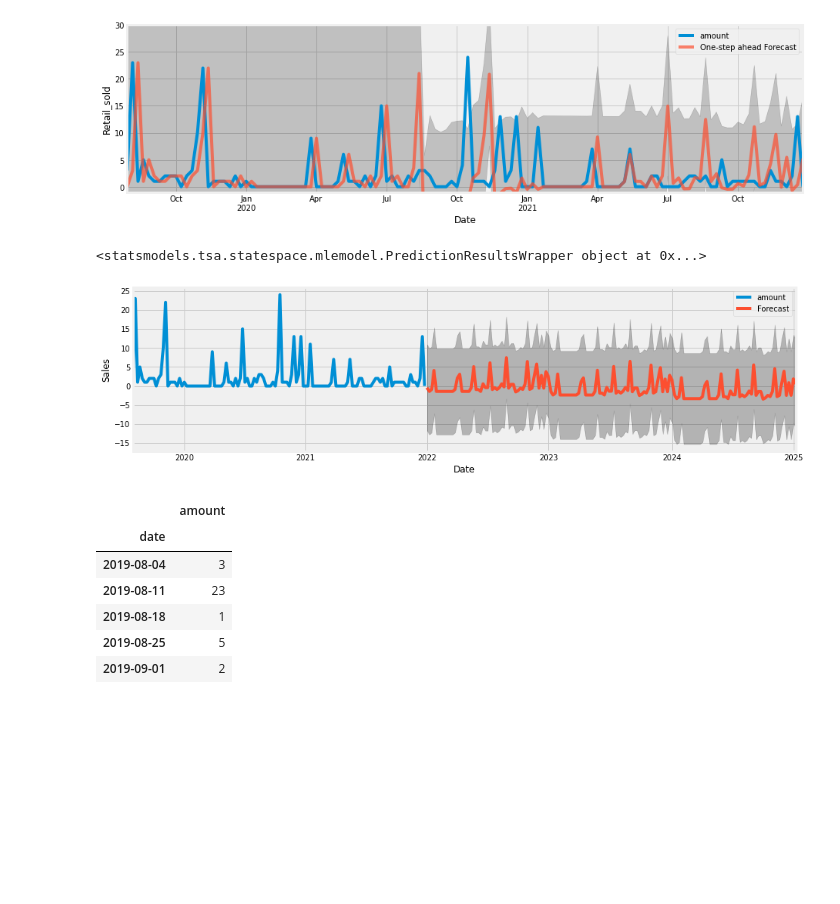
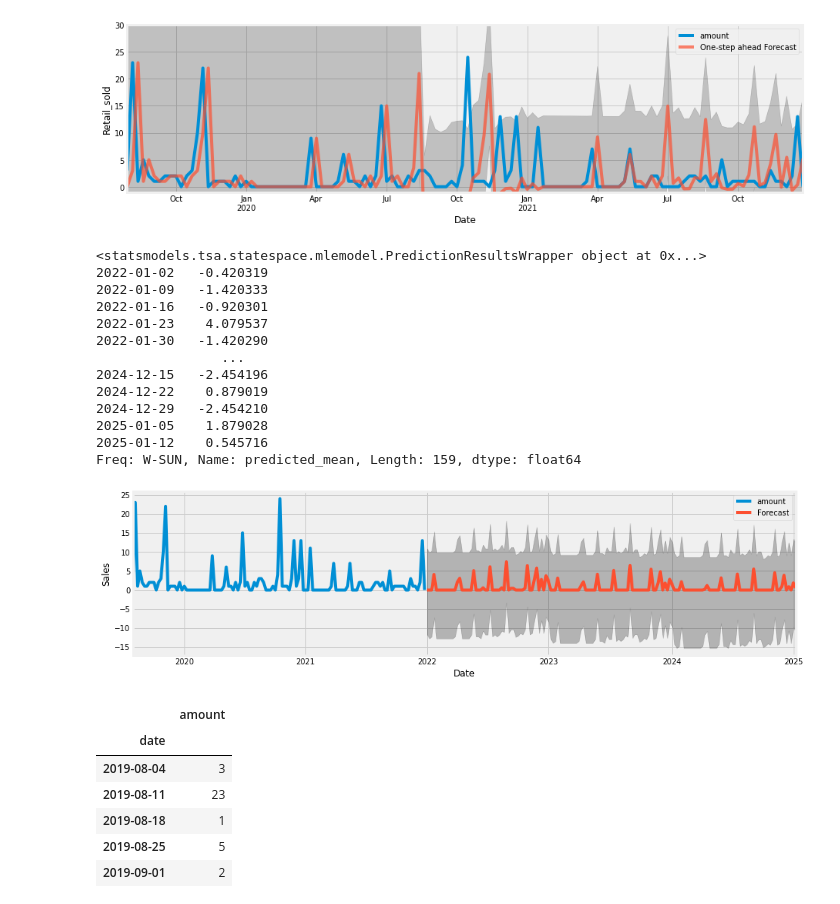
Before and after one commit to vladkyr/ium-21z, a Jupyter notebook: notebooks/arima_testing.ipynb, the cells around one changed output. Cells and saved outputs as stored; diff of their text form; code cells hidden in the pictures; blank space fills up the shorter version.

```diff
--- a/notebooks/arima_testing.ipynb
+++ b/notebooks/arima_testing.ipynb
@@ -152,20 +152,32 @@ date
 [figure]
 # %%
 pred_uc = results.get_forecast(steps=159)
-print(pred_uc)
 pred_ci = pred_uc.conf_int()
 ax = df.plot(label='observed', figsize=(14, 4))
+pred_uc.predicted_mean=pred_uc.predicted_mean.clip(lower=0)
 pred_uc.predicted_mean.plot(ax=ax, label='Forecast')
 ax.fill_between(pred_ci.index,
                 pred_ci.iloc[:, 0],
                 pred_ci.iloc[:, 1], color='k', alpha=.25)
 ax.set_xlabel('Date')
 ax.set_ylabel('Sales')
 plt.legend()
 plt.show()
 # %% [output]
 <statsmodels.tsa.statespace.mlemodel.PredictionResultsWrapper object at 0x...>
+2022-01-02   -0.420319
+2022-01-09   -1.420333
+2022-01-16   -0.920301
+2022-01-23    4.079537
+2022-01-30   -1.420290
+                ...
+2024-12-15   -2.454196
+2024-12-22    0.879019
+2024-12-29   -2.454210
+2025-01-05    1.879028
+2025-01-12    0.545716
+Freq: W-SUN, Name: predicted_mean, Length: 159, dtype: float64
-[figure, old version]
+[figure, new version]
 # %%
 ## PREDYKCJE ZA POMOCĄ ARIMY, NIEZBYT UDANE NOTABENE. AUTO_ARIMA RÓWNIEŻ NIE RADZI SOBIE Z SEZONOWOŚCIĄ DANYCH
 # %%
```
Also changed, not shown: 1 other file.
